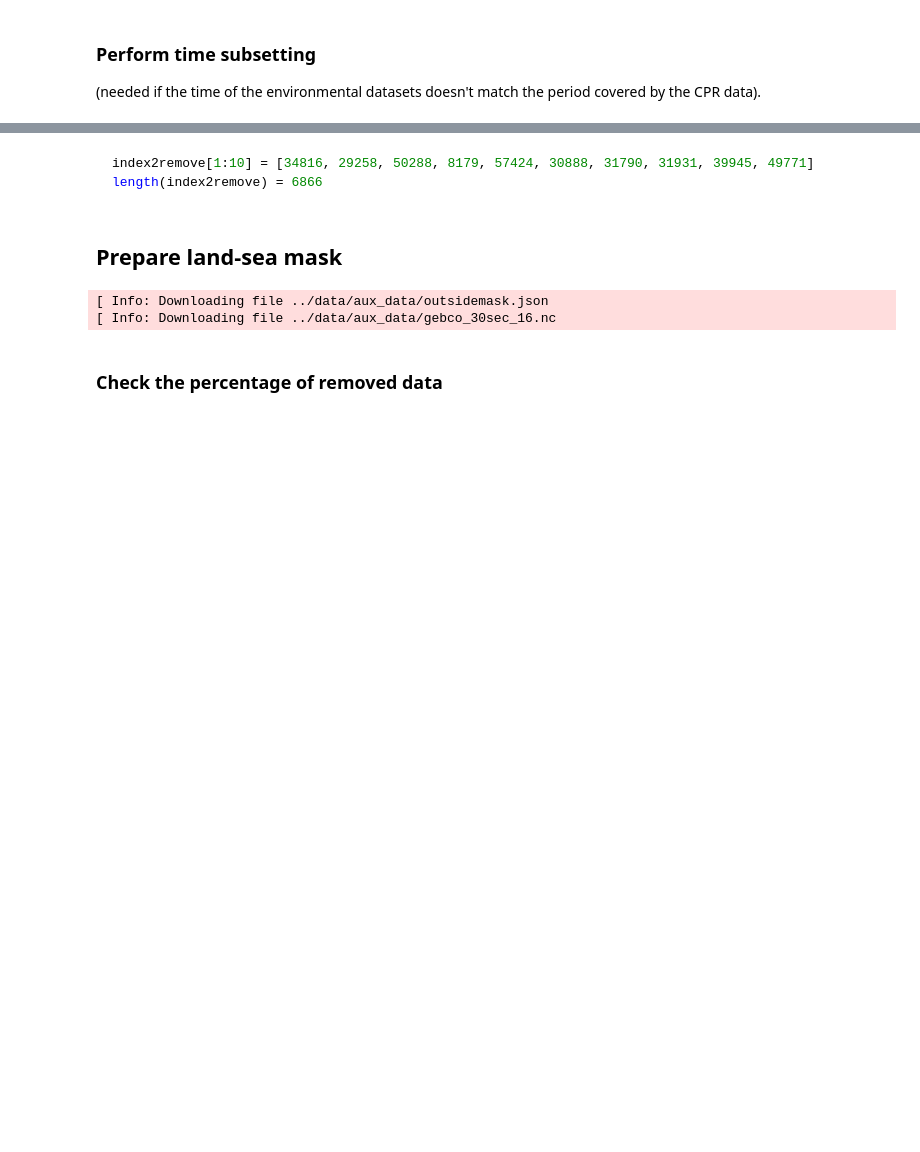
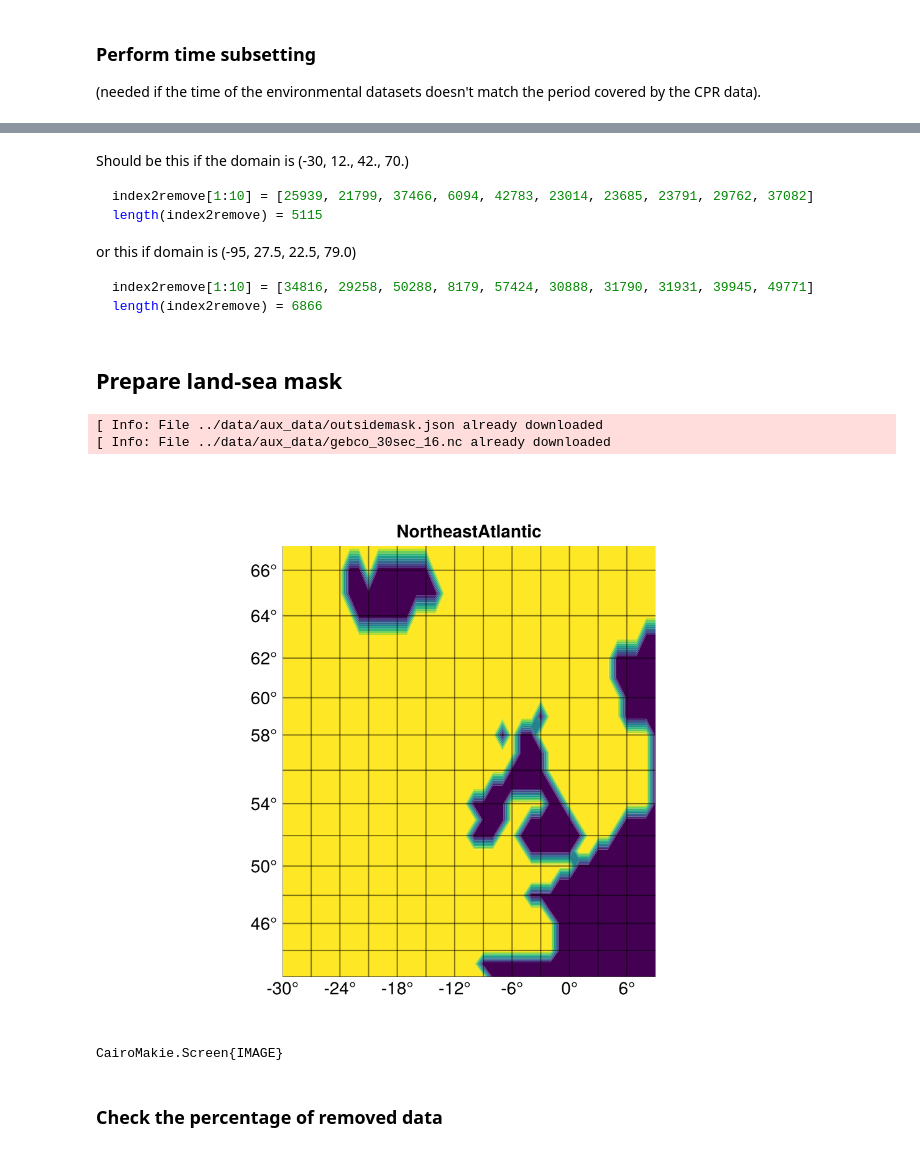
Before and after one commit to gher-uliege/EMODnet-Biology-Interpolation-NN-Copepods, a Jupyter notebook: analysis/prepare_validation_data.ipynb, the cells around one changed output, grey strips where cells are left out. Drawn from its saved outputs; the diff is of its cells as text; code cells hidden in the pictures; blank space fills up the shorter version.

````diff
--- a/analysis/prepare_validation_data.ipynb
+++ b/analysis/prepare_validation_data.ipynb
@@ -20,13 +37,9 @@ Main.CopepodsNN
 # %% [markdown]
 ## Files and directories
 # %%
-timesubsetting = false
-datadir = "../data/derived_data/"
-auxdatadir = "../data/aux_data/"
-figdir = "../product/figures/"
-
-datafile1 = joinpath(datadir, "Large_copepods_DINCAE.nc")
-datafile2 = joinpath(datadir, "Small_copepods_DINCAE.nc")
-validdir = "../data/derived_data/validation/"
-mkpath.([auxdatadir, validdir, figdir])
+if isfile(datafile1) & isfile(datafile2)
+    @info("Data files already created")
+else
+    @error("Data files have to be created with read_copepods_data.ipynb")
+end
 # %% [output]
@@ -99,4 +100,12 @@ length(index2remove) = 3220
 # %% [markdown]
+Should be this if the domain is (-30, 12., 42., 70.)
+```julia
+index2remove[1:10] = [25939, 21799, 37466, 6094, 42783, 23014, 23685, 23791, 29762, 37082]
+length(index2remove) = 5115
+```
+
+or this if domain is (-95, 27.5, 22.5, 79.0)
+
 ```julia
 index2remove[1:10] = [34816, 29258, 50288, 8179, 57424, 30888, 31790, 31931, 39945, 49771]
 length(index2remove) = 6866
@@ -115,8 +124,18 @@ xi, yi, mask = load_mask(bathyfile, true, longrid, latgrid, 0)
 coordlist = CopepodsNN.read_polygon_json(contourfile);
 CopepodsNN.edit_mask!(xi, yi, mask, coordlist);
 # %% [output]
-[ Info: Downloading file ../data/aux_data/outsidemask.json
-[ Info: Downloading file ../data/aux_data/gebco_30sec_16.nc
+[ Info: File ../data/aux_data/outsidemask.json already downloaded
+[ Info: File ../data/aux_data/gebco_30sec_16.nc already downloaded
+# %%
+fig = Figure()
+ax = GeoAxis(fig[1, 1], dest = "proj=merc", title = regionname)
+xlims!(domain[1], domain[2])
+ylims!(domain[3], domain[4])
+contourf!(ax, xi, yi, mask)
+display(fig)
+# %% [output]
+[figure, added]
+CairoMakie.Screen{IMAGE}
 # %% [markdown]
 ### Check the percentage of removed data
 # %%
````
Also changed, not shown: parts of 21 cells of this notebook, 3 other files.
